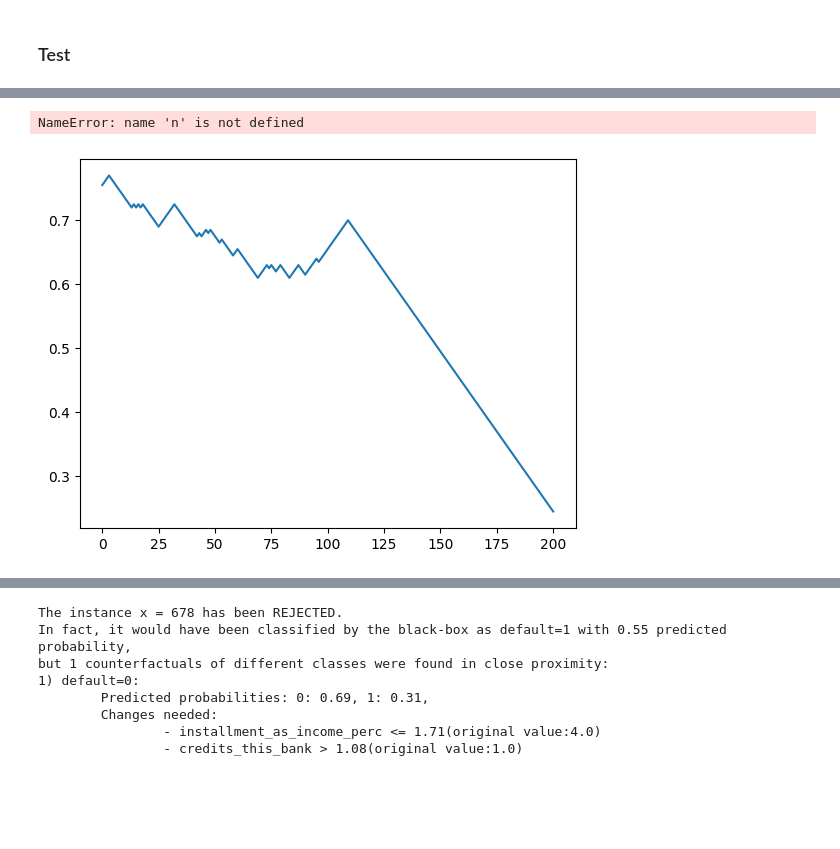
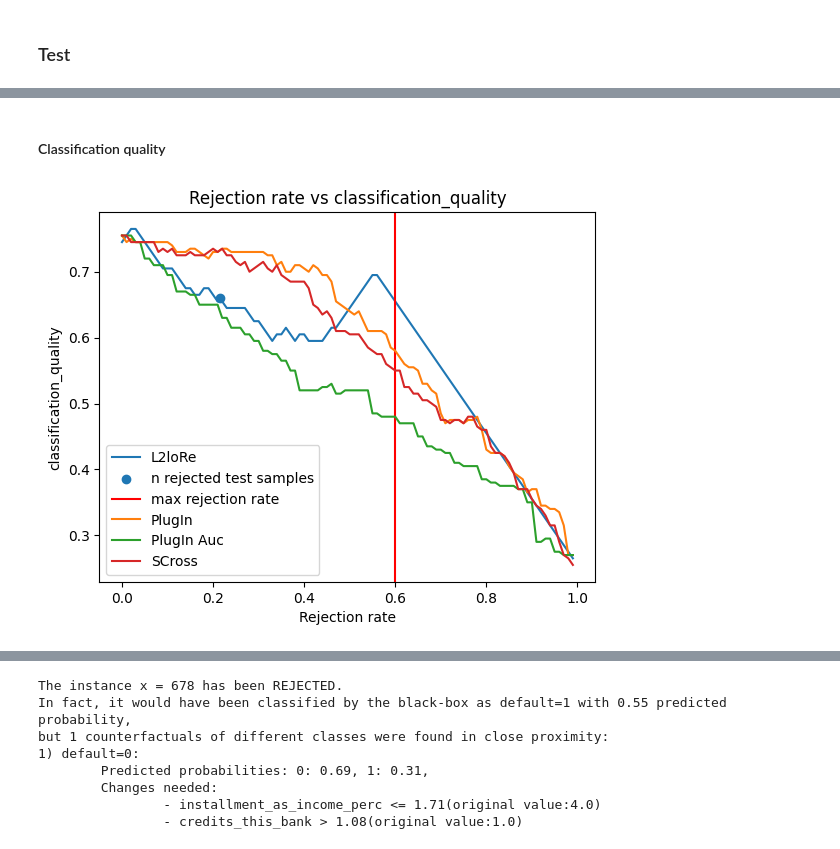
Before and after one commit to clarapunzi/L2loRe, a Jupyter notebook: ResultsAnalysisNew.ipynb, the cells around one changed output, grey strips where cells are left out. Drawn from its saved outputs; the diff is of its cells as text; code cells hidden in the pictures; blank space fills up the shorter version.

```diff
--- a/ResultsAnalysisNew.ipynb
+++ b/ResultsAnalysisNew.ipynb
@@ -117,8 +141,40 @@ Text(0.5, 1.0, 'Rejection rate vs non-rejected accuracy')
-# %%
-plt.plot(german['evaluation']['classification_quality'].values())
-plt.scatter(n, german['evaluation']['classification_quality'][n], label='n rejected test samples')
-plt.axvline(x = max_rejected*n_sample, color = 'r', label = 'max rejection rate')
-plt.title('Coverage vs classification quality')
-# %% [output]
-NameError: name 'n' is not defined
-[figure, removed]
+# %% [markdown]
+#### Classification quality
+# %%
+dataset = 'evaluation'
+metric = 'classification_quality'
+n_sample = len(german[dataset][metric])
+n_rejected = german[dataset]['n_rejected']
+
+#coverage = [0, 0.1, 0.2, 0.3, 0.4, 0.5, 0.6, 0.7, 0.8, 0.9, 1]
+rej_rate_list = np.linspace(0,0.99,num=100)
+acc_by_rej_rate = []
+for rej in rej_rate_list:
+    n_rej = n_from_rejection_rate(rej, n_sample)
+    acc_by_rej_rate.append(german[dataset][metric][n_rej])
+
+frac_rej = np.divide(n_rejected, n_sample-1)
+
+plt.plot(rej_rate_list, acc_by_rej_rate, label='L2loRe')
+
+max_rejected = 0.6
+#plt.plot(german['evaluation']['nonrejected_accuracy'].values())
+plt.scatter(frac_rej, german[dataset][metric][n_rejected], label='n rejected test samples')
+plt.axvline(x = max_rejected, color = 'r', label = 'max rejection rate')
+
+baseline_plg = get_baseline_metric(baseline['PLG'], metric)
+plt.plot(baseline_plg.keys(), baseline_plg.values(), label='PlugIn')
+
+baseline_plg_auc = get_baseline_metric(baseline['PLGAUC'], metric)
+plt.plot(baseline_plg_auc.keys(), baseline_plg_auc.values(), label='PlugIn Auc')
+
+baseline_scr = get_baseline_metric(baseline['SCR'], metric)
+plt.plot(baseline_scr.keys(), baseline_scr.values(), label='SCross')
+
+plt.title('Rejection rate vs ' + metric)
+plt.xlabel('Rejection rate')
+plt.ylabel(metric)
+plt.legend()
+plt.show()
+# %% [output]
+[figure, added]
```
Also changed, not shown: parts of 8 cells of this notebook, 1 other file.
